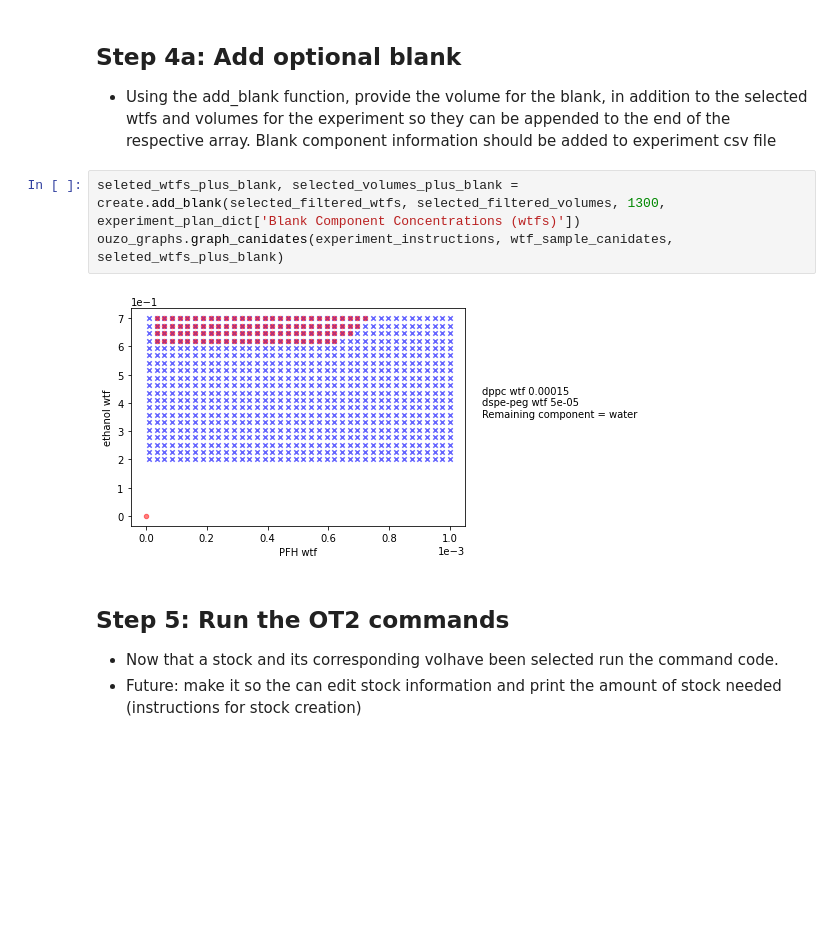
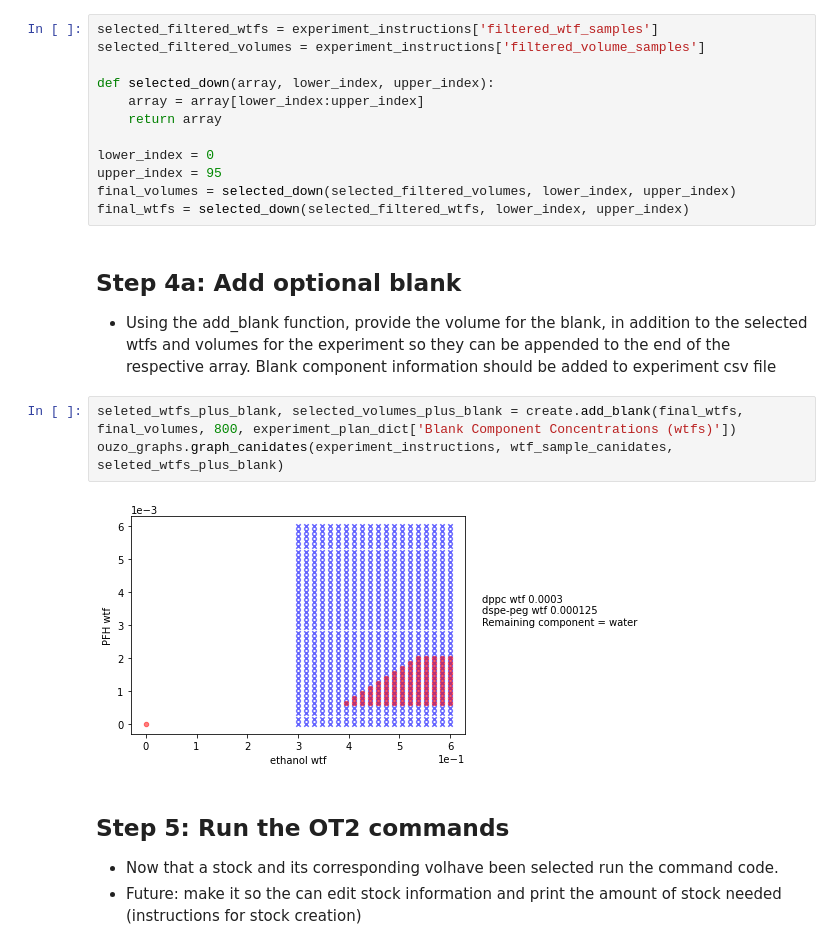
Before and after one commit to pozzo-research-group/OT2Protocols, a Jupyter notebook: ot2protocol/Ouzo_OT2_Sampling/Sample Creation Notebook_START_HERE.ipynb, the cells around one changed output. Drawn from its saved outputs; the diff is of its cells as text; blank space fills up the shorter version.

Commit message:
Modifying graphing tools

```diff
--- a/ot2protocol/Ouzo_OT2_Sampling/Sample Creation Notebook_START_HERE.ipynb
+++ b/ot2protocol/Ouzo_OT2_Sampling/Sample Creation Notebook_START_HERE.ipynb
@@ -118,11 +116,23 @@ selected_filtered_volumes = experiment_instructions['filtered_volume_samples']
+# %%
+selected_filtered_wtfs = experiment_instructions['filtered_wtf_samples']
+selected_filtered_volumes = experiment_instructions['filtered_volume_samples']
+
+def selected_down(array, lower_index, upper_index):
+    array = array[lower_index:upper_index]
+    return array
+
+lower_index = 0
+upper_index = 95
+final_volumes = selected_down(selected_filtered_volumes, lower_index, upper_index)
+final_wtfs = selected_down(selected_filtered_wtfs, lower_index, upper_index)
 # %% [markdown]
 ## Step 4a: Add optional blank
 * Using the add_blank function, provide the volume for the blank, in addition to the selected wtfs and volumes for the experiment so they can be appended to the end of the respective array. Blank component information should be added to experiment csv file
 # %%
-seleted_wtfs_plus_blank, selected_volumes_plus_blank = create.add_blank(selected_filtered_wtfs, selected_filtered_volumes, 1300, experiment_plan_dict['Blank Component Concentrations (wtfs)'])
+seleted_wtfs_plus_blank, selected_volumes_plus_blank = create.add_blank(final_wtfs, final_volumes, 800, experiment_plan_dict['Blank Component Concentrations (wtfs)'])
 ouzo_graphs.graph_canidates(experiment_instructions, wtf_sample_canidates, seleted_wtfs_plus_blank)
 # %% [output]
-[figure, old version]
+[figure, new version]
 # %% [markdown]
 ## Step 5: Run the OT2 commands
 * Now that a stock and its corresponding volhave been selected run the command code.
```
Also changed, not shown: parts of 7 cells of this notebook, 4 other files.
